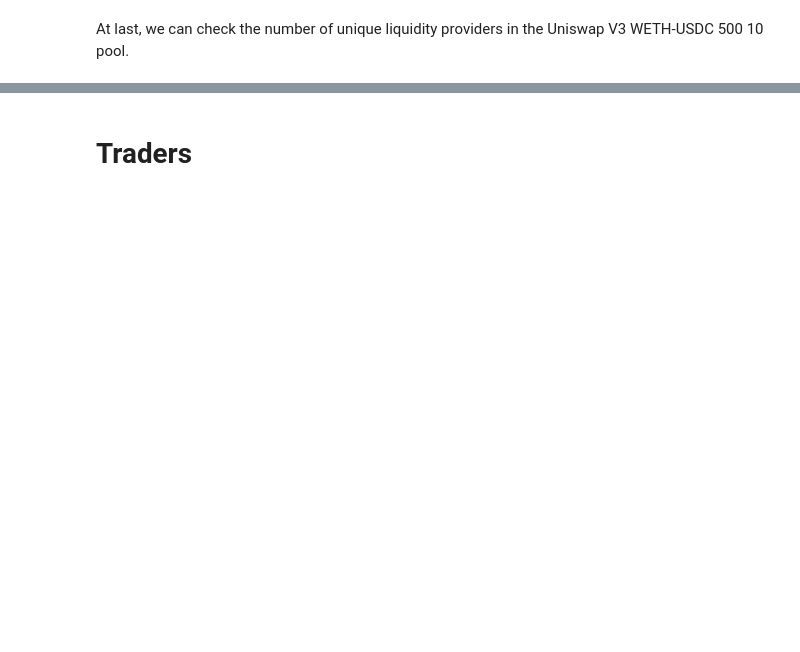
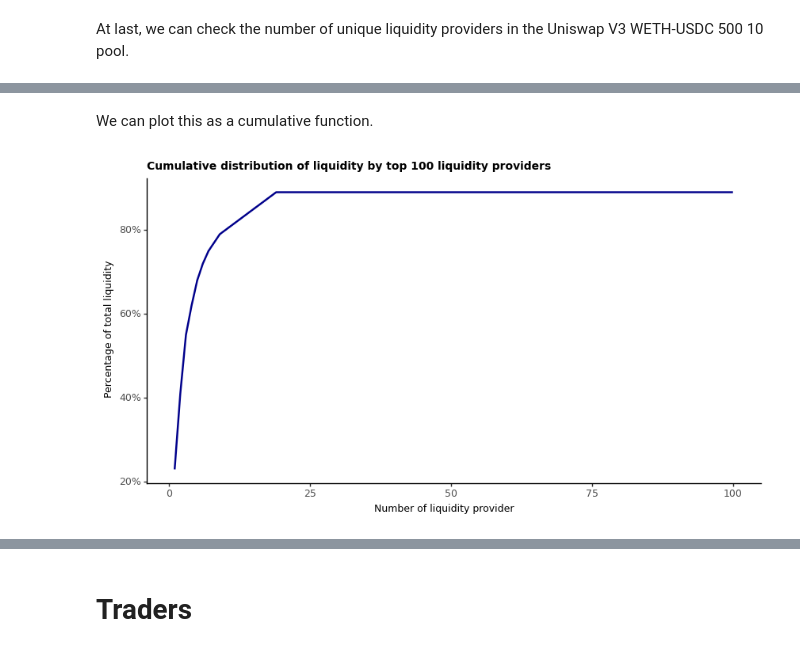
Before and after one commit to zhiconghu/Ethereum_DEX_Data, a Jupyter notebook: Data Descriptions.ipynb, the cells around one changed output, grey strips where cells are left out. Cells and saved outputs as stored; diff of their text form; code cells hidden in the pictures; blank space fills up the shorter version.

Commit message:
liquidity provider plots

```diff
--- a/Data Descriptions.ipynb
+++ b/Data Descriptions.ipynb
@@ -221,7 +243,13 @@ Now, we are interested in the concentration of our liquidity pool.
 # %%
-lp_pool_concentration = lp_action[['SENDER','BLOCK_TIMESTAMP','NF_TOKEN_ID','L']].copy()
-lp_pool_concentration = lp_pool_concentration.groupby(['SENDER','NF_TOKEN_ID'])['L'].sum().reset_index()
+lp_pool_concentration = lp_action[['SENDER','BLOCK_TIMESTAMP','L']].copy()
+lp_pool_concentration = lp_pool_concentration.groupby(['SENDER'])['L'].sum().reset_index()
 
 # Solve rounding errors
-lp_pool_concentration.loc[np.abs(lp_pool_concentration['L']) < 1,'L'] = 0
-lp_pool_concentration[lp_pool_concentration['L'] < 0]
+lp_pool_concentration.loc[np.abs(lp_pool_concentration['L']) < 0.1,'L'] = 0
+lp_pool_concentration.sort_values(by = ['L'], ascending = False, inplace = True)
+
+# Calculate percentages
+lp_pool_concentration['total_L'] = lp_pool_concentration['L'].sum()
+lp_pool_concentration['perc_L'] = round(lp_pool_concentration['L']/lp_pool_concentration['total_L'], 2)
+lp_pool_concentration = lp_pool_concentration[['SENDER','L','perc_L']]
+lp_pool_concentration.head()
@@ -230,5 +263,29 @@ lp_action[(lp_action['NF_TOKEN_ID'] == 429783.0)]
-# %%
-lp_pool_concentration = lp_action[['SENDER','BLOCK_TIMESTAMP','L']].copy()
-lp_pool_concentration = lp_pool_concentration.groupby(['SENDER','BLOCK_TIMESTAMP'])['L'].sum().reset_index()
-lp_pool_concentration = lp_pool_concentration.pivot(index = 'BLOCK_TIMESTAMP', columns = 'SENDER', values = 'L')
-lp_pool_concentration.cumsum(axis = 1).fillna()
+# %% [markdown]
+We can plot this as a cumulative function.
+# %%
+lp_pool_concentration['cum_perc_L'] = lp_pool_concentration['perc_L'].cumsum()
+lp_pool_concentration['no_sender'] = np.arange(1,len(lp_pool_concentration)+1,1)
+
+fig = (
+ggplot(lp_pool_concentration) +
+    geom_line(aes(x = 'no_sender', y = 'cum_perc_L'), color = 'darkblue', size = 1) +
+
+    scale_y_continuous(labels = percent_format()) +
+    xlim(1,100) +
+
+    theme_classic() +
+    theme(plot_title = element_text(size = 10, face = 'bold', ha = 'left'),
+          axis_title_x = element_text(size = 9),
+          axis_text_x = element_text(size = 9),
+          axis_title_y = element_text(size = 9),
+          axis_text_y = element_text(size = 9),
+          figure_size = (10,5)) +
+    labs(title = 'Cumulative distribution of liquidity by top 100 liquidity providers',
+         x = 'Number of liquidity provider', y = 'Percentage of total liquidity')
+)
+
+fig.save('./Plots/Cumulative distribution of liquidity by top 100 liquidity providers.png', dpi = 1000)
+
+print(fig)
+# %% [output]
+[figure, added]
```
Also changed, not shown: parts of 16 cells of this notebook, 3 other files.
